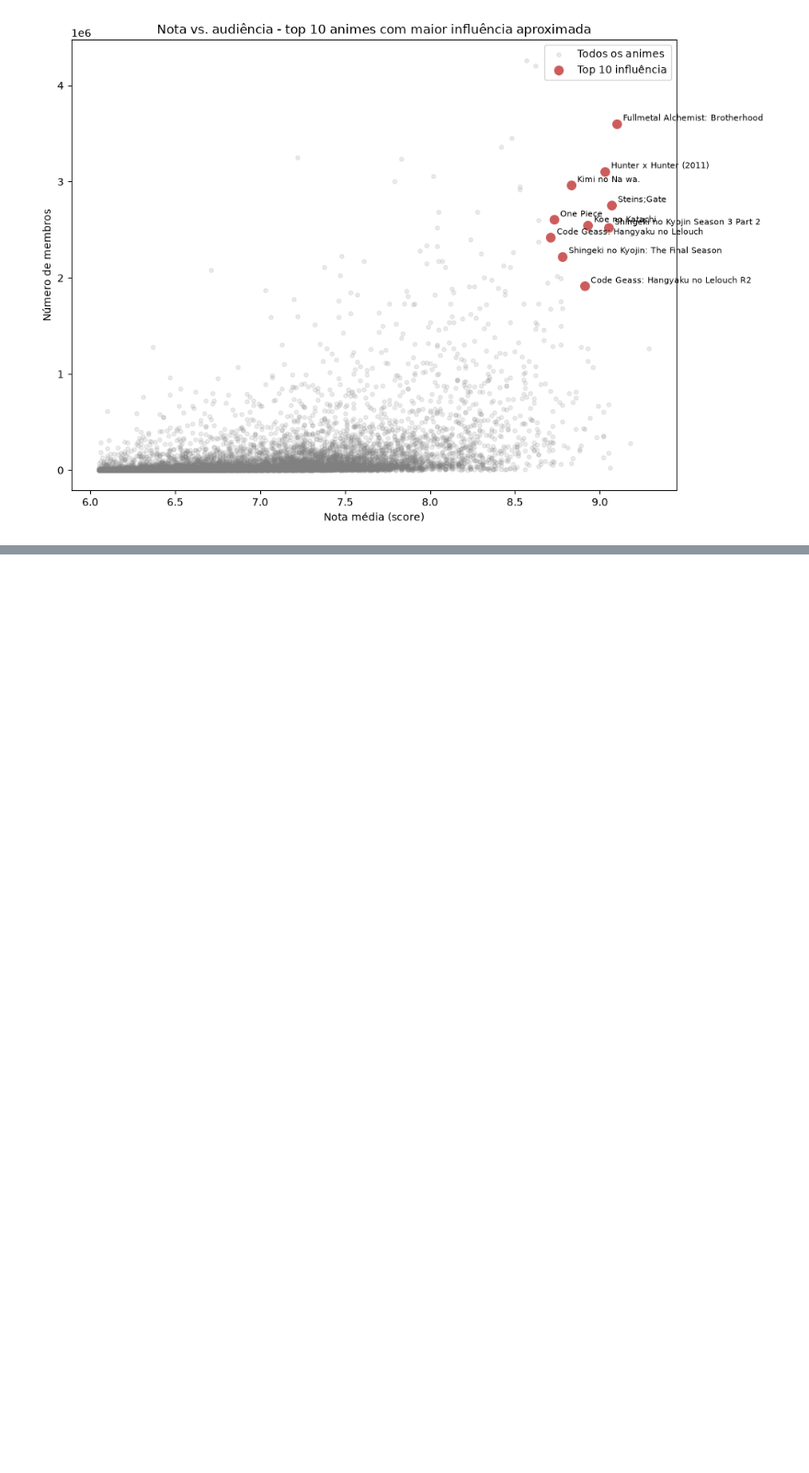
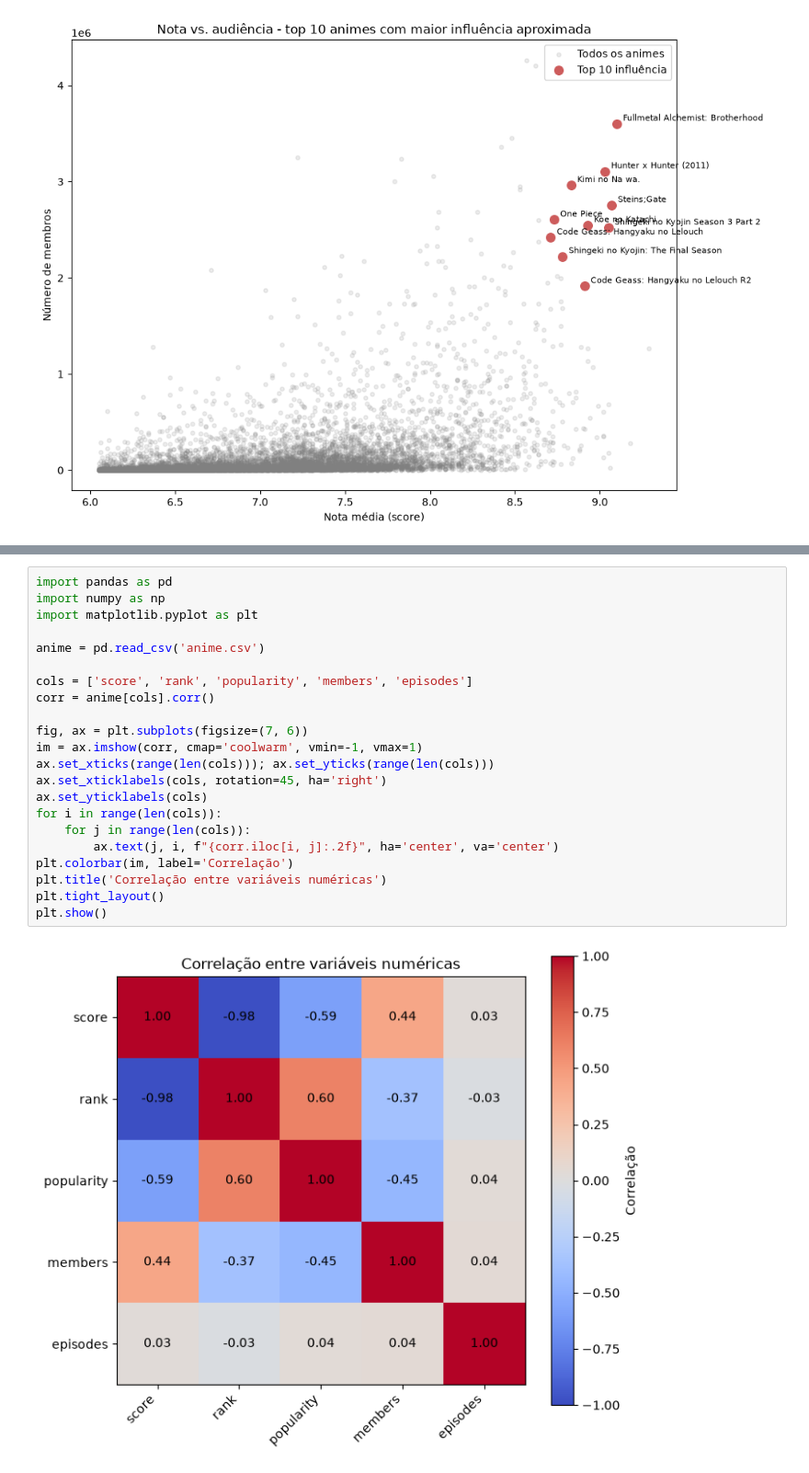
Before and after one commit to orionzancan/trabalho_de_datasete, a Jupyter notebook: trabalho.ipynb, the cells around one changed output, grey strips where cells are left out. Shown at 92% size. Drawn from its saved outputs; the diff is of its cells as text; blank space fills up the shorter version.

```diff
--- a/trabalho.ipynb
+++ b/trabalho.ipynb
@@ -227,0 +339,24 @@ plt.show()
+# %%
+import pandas as pd
+import numpy as np
+import matplotlib.pyplot as plt
+
+anime = pd.read_csv('anime.csv')
+
+cols = ['score', 'rank', 'popularity', 'members', 'episodes']
+corr = anime[cols].corr()
+
+fig, ax = plt.subplots(figsize=(7, 6))
+im = ax.imshow(corr, cmap='coolwarm', vmin=-1, vmax=1)
+ax.set_xticks(range(len(cols))); ax.set_yticks(range(len(cols)))
+ax.set_xticklabels(cols, rotation=45, ha='right')
+ax.set_yticklabels(cols)
+for i in range(len(cols)):
+    for j in range(len(cols)):
+        ax.text(j, i, f"{corr.iloc[i, j]:.2f}", ha='center', va='center')
+plt.colorbar(im, label='Correlação')
+plt.title('Correlação entre variáveis numéricas')
+plt.tight_layout()
+plt.show()
+# %% [output]
+[figure, added]
```
Also changed, not shown: parts of 22 cells of this notebook.
